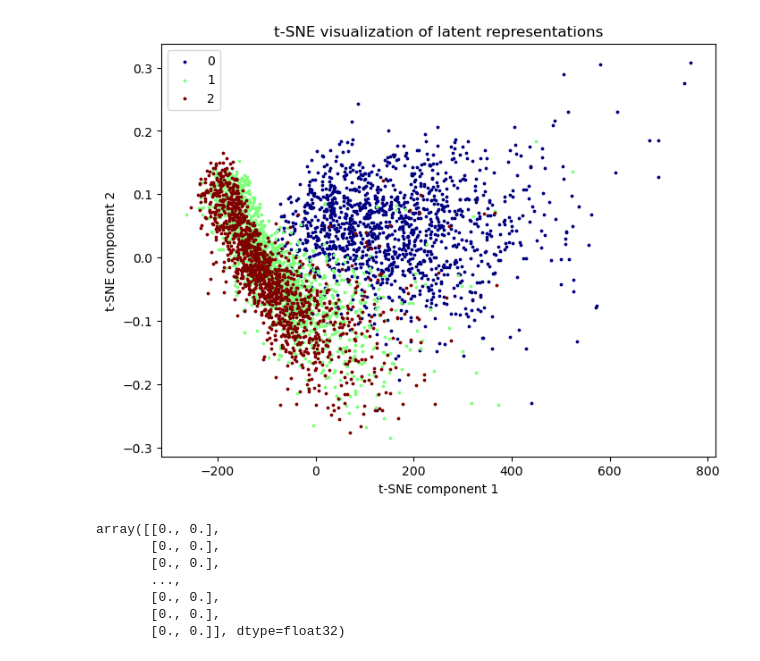
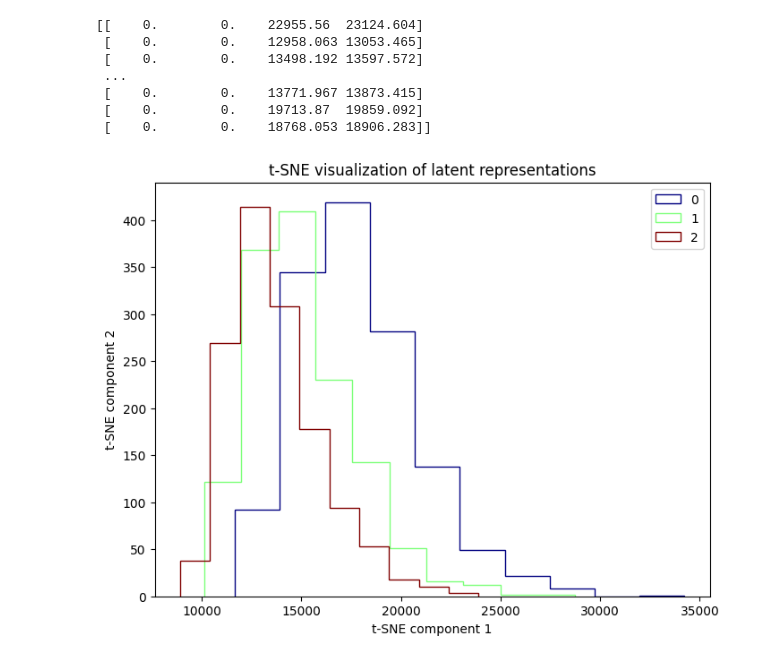
Before and after one commit to villrv/ppae, a Jupyter notebook: debugging.ipynb, the cells around one changed output. Drawn from its saved outputs; the diff is of its cells as text; code cells hidden in the pictures.

Commit message:
updating visualizations

```diff
--- a/debugging.ipynb
+++ b/debugging.ipynb
@@ -2,12 +2,19 @@
 from utils import *
 from dataset import *
 from autoencoder import *
+device = torch.device("mps:0" if torch.backends.mps.is_available() else "cpu")
+# %%
+Ashley = True
+if Ashley:
+    device = "cpu"
 # %%
 data = StepFunctionEventsDataset(4096,[1, 0.5, 0.25])
 # %%
 loader = DataLoader(data, batch_size=1024, shuffle=True)
 # %%
-model = Autoencoder(40, 32, 1, 1, lam = 0.0025)
-trainer = pl.Trainer(max_epochs=50)
-trainer.fit(model, loader)
+model = Autoencoder(40, 4, 1, 1, lam = 0.0025)
+model = model.to(device)
+print(device)
+trainer = pl.Trainer(max_epochs=1000, accelerator=device, devices=1)
+history = trainer.fit(model, loader)
 # %% [output]
@@ -52,27 +68,24 @@ embedding = pca.fit_transform(z)
 # %%
 labels = test_batch['type'].numpy()
 unique_labels = np.unique(labels)
 colors = plt.cm.jet(np.linspace(0, 1, len(unique_labels)))
-
+print(z)
 plt.figure(figsize=(8, 6))
 for i, label in enumerate(unique_labels):
     idx = labels == label
-    plt.scatter(embedding[idx, 0], embedding[idx, 1], color=colors[i], label=label, marker='o',s=3)
+    plt.hist(z[idx, 2], color=colors[i], histtype='step', label=label)
 
 plt.xlabel('t-SNE component 1')
 plt.ylabel('t-SNE component 2')
 plt.legend(loc='best')
 plt.title('t-SNE visualization of latent representations')
 plt.show()
 # %% [output]
+[[    0.        0.    22955.56  23124.604]
+ [    0.        0.    12958.063 13053.465]
+ [    0.        0.    13498.192 13597.572]
+ ...
+ [    0.        0.    13771.967 13873.415]
+ [    0.        0.    19713.87  19859.092]
+ [    0.        0.    18768.053 18906.283]]
-[figure, old version]
+[figure, new version]
-# %%
-z
-# %% [output]
-array([[0., 0.],
-       [0., 0.],
-       [0., 0.],
-       ...,
-       [0., 0.],
-       [0., 0.],
-       [0., 0.]], dtype=float32)
```
Also changed, not shown: parts of 3 cells of this notebook, 1 other file.
